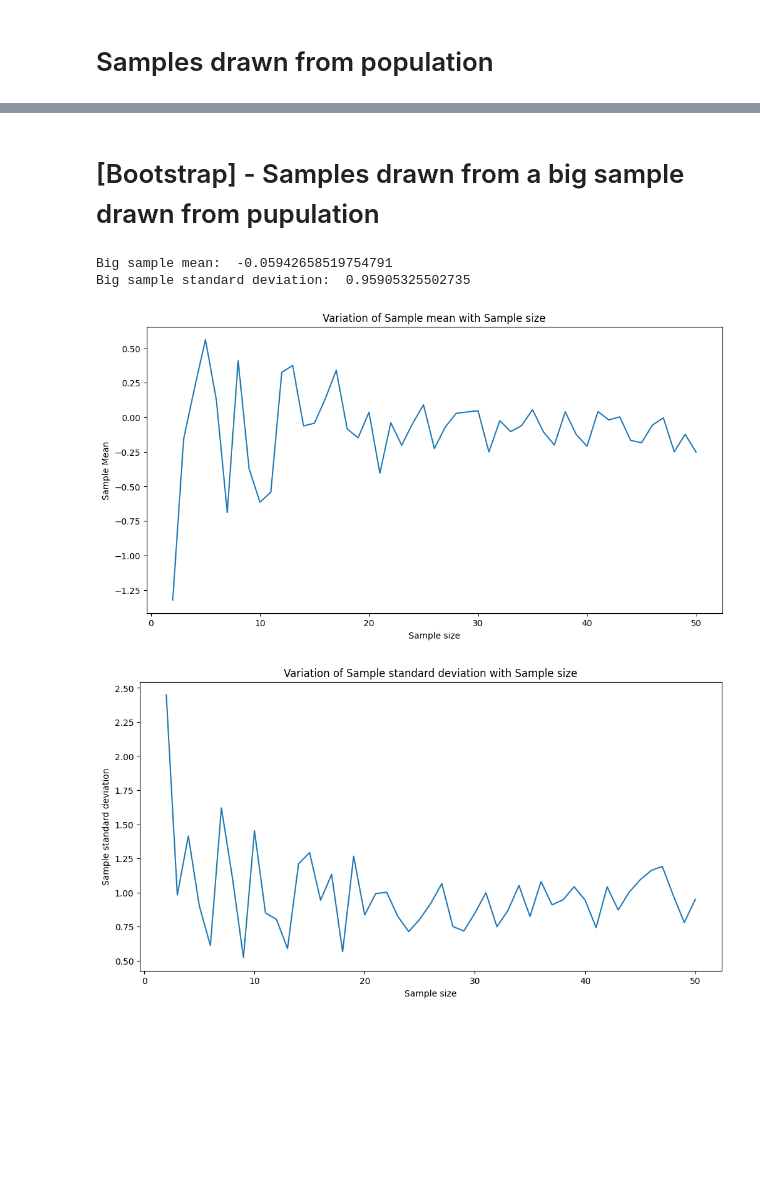
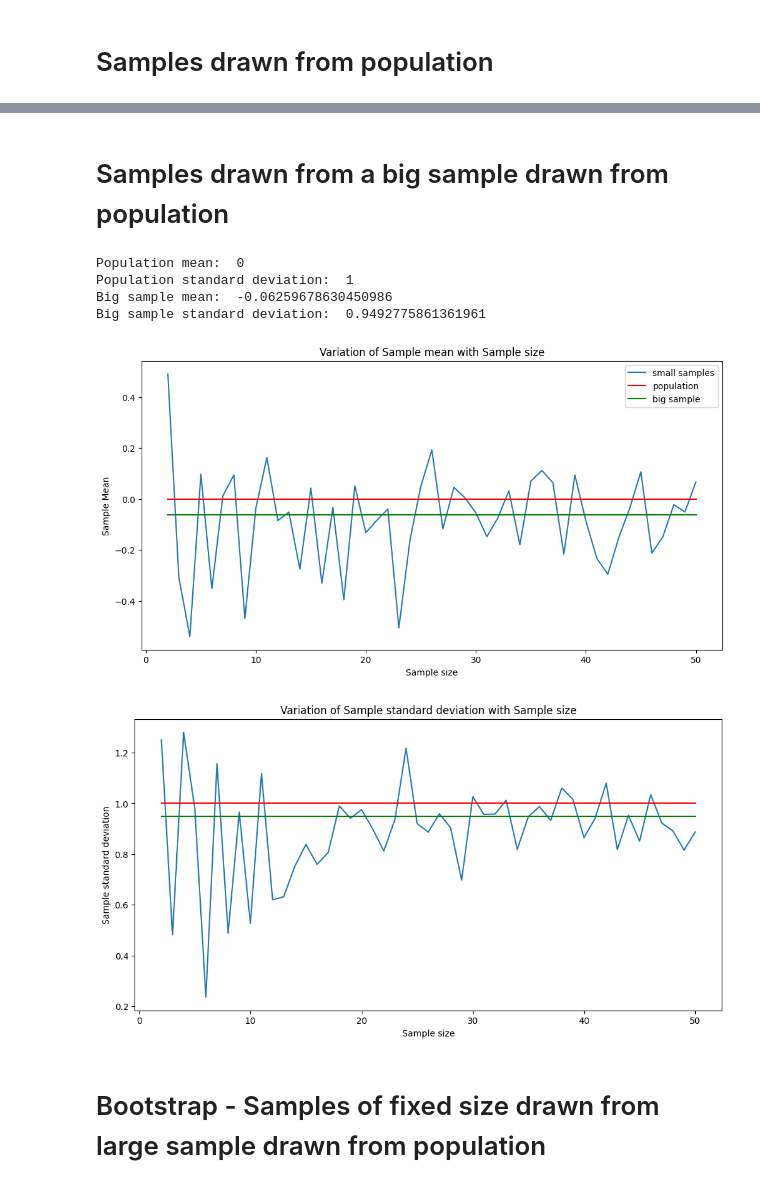
Before and after one commit to kunalkundu30/bootstrapping-fundamentals, a Jupyter notebook: bootstrapping.ipynb, the cells around one changed output, grey strips where cells are left out. Drawn from its saved outputs; the diff is of its cells as text; code cells hidden in the pictures; blank space fills up the shorter version.

Commit message:
bootstrap

```diff
--- a/bootstrapping.ipynb
+++ b/bootstrapping.ipynb
@@ -8,11 +8,14 @@ import matplotlib.pyplot as plt
 # %%
 # Samples drawn from normal distribution
 
-no_of_samples = 30000
+no_of_samples = 3000
 result={}
 
+population_mean = 0
+population_std_dev = 1
+
 for sample_size in range(2,no_of_samples+1):
-    sample = np.random.normal(loc=0,scale=1,size=sample_size)
+    sample = np.random.normal(loc=population_mean,scale=population_std_dev,size=sample_size)
     sample_mean = sample.mean()
     sample_std_dev = np.sqrt(np.var(sample,ddof=1))
     result[sample_size] = [sample_mean, sample_std_dev]
@@ -21,18 +24,25 @@ means = [sample_result[0] for sample_result in result.values()]
 std_devs = [sample_result[1] for sample_result in result.values()]
 sample_sizes = result.keys()
 
+print("Population mean: ", population_mean)
+print("Population standard deviation: ", population_std_dev)
+
 # Plot graphs
 plt.figure(figsize=(12,6))
-plt.plot(sample_sizes, means)
+plt.plot(sample_sizes, means,label='sample')
+plt.plot(sample_sizes,[population_mean]*len(sample_sizes),color='r',label='population')
 plt.xlabel("Sample size")
 plt.ylabel("Sample Mean")
 plt.title("Variation of Sample mean with Sample size")
+plt.legend()
 plt.show()
 
 plt.figure(figsize=(12,6))
-plt.plot(sample_sizes, std_devs)
+plt.plot(sample_sizes, std_devs,label='sample')
+plt.plot(sample_sizes,[population_std_dev]*len(sample_sizes),color='r',label='population')
 plt.xlabel("Sample size")
 plt.ylabel("Sample standard deviation")
 plt.title("Variation of Sample standard deviation with Sample size")
+plt.legend()
 plt.show()
 # %% [output]
@@ -41,43 +108,61 @@ plt.show()
 # %% [markdown]
-# [Bootstrap] - Samples drawn from a big sample drawn from pupulation
+# Samples drawn from a big sample drawn from population
 # %%
 # Samples drawn a large sample drawn from normal distribution
 
-big_sample_size = 50
+big_sample_size = 100
 no_of_samples = 50
 result={}
 
-big_sample = np.random.normal(loc=0,scale=1,size=big_sample_size)
+population_mean = 0
+population_std_dev = 1
+
+big_sample = np.random.normal(loc=population_mean,scale=population_std_dev,size=big_sample_size)
 
 for sample_size in range(2,no_of_samples+1):
     sample = np.random.choice(big_sample, size=sample_size)
     sample_mean = sample.mean()
     sample_std_dev = np.sqrt(np.var(sample,ddof=1))
     result[sample_size] = [sample_mean, sample_std_dev]
 
 means = [sample_result[0] for sample_result in result.values()]
 std_devs = [sample_result[1] for sample_result in result.values()]
 sample_sizes = result.keys()
 
-print("Big sample mean: ", big_sample.mean())
-print("Big sample standard deviation: ", np.sqrt(np.var(big_sample,ddof=1)))
+big_sample_mean = big_sample.mean()
+big_sample_std_dev = np.sqrt(np.var(big_sample,ddof=1))
+
+print("Population mean: ", population_mean)
+print("Population standard deviation: ", population_std_dev)
+
+print("Big sample mean: ", big_sample_mean)
+print("Big sample standard deviation: ", big_sample_std_dev)
 
 # Plot graphs
 plt.figure(figsize=(12,6))
-plt.plot(sample_sizes, means)
+plt.plot(sample_sizes, means,label='small samples')
+plt.plot(sample_sizes,[population_mean]*len(sample_sizes),color='r',label='population')
+plt.plot(sample_sizes,[big_sample_mean]*len(sample_sizes),color='g',label='big sample')
 plt.xlabel("Sample size")
 plt.ylabel("Sample Mean")
 plt.title("Variation of Sample mean with Sample size")
+plt.legend()
 plt.show()
 
 plt.figure(figsize=(12,6))
-plt.plot(sample_sizes, std_devs)
+plt.plot(sample_sizes, std_devs,label='small samples')
+plt.plot(sample_sizes,[population_std_dev]*len(sample_sizes),color='r',label='population')
+plt.plot(sample_sizes,[big_sample_std_dev]*len(sample_sizes),color='g',label='big sample')
 plt.xlabel("Sample size")
 plt.ylabel("Sample standard deviation")
 plt.title("Variation of Sample standard deviation with Sample size")
 plt.show()
 # %% [output]
-Big sample mean:  -0.05942658519754791
-Big sample standard deviation:  0.95905325502735
+Population mean:  0
+Population standard deviation:  1
+Big sample mean:  -0.06259678630450986
+Big sample standard deviation:  0.9492775861361961
-[figure, old version]
+[figure, new version]
-[figure, old version]
+[figure, new version]
+# %% [markdown]
+# Bootstrap - Samples of fixed size drawn from large sample drawn from population
```
Also changed, not shown: parts of 4 cells of this notebook.
